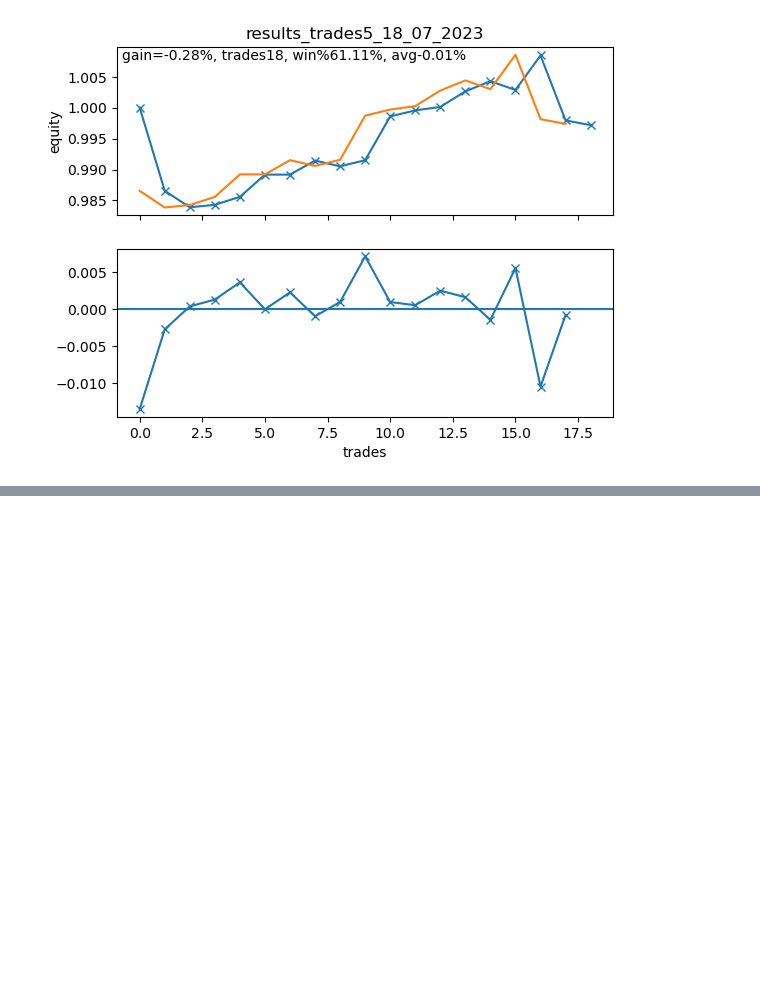
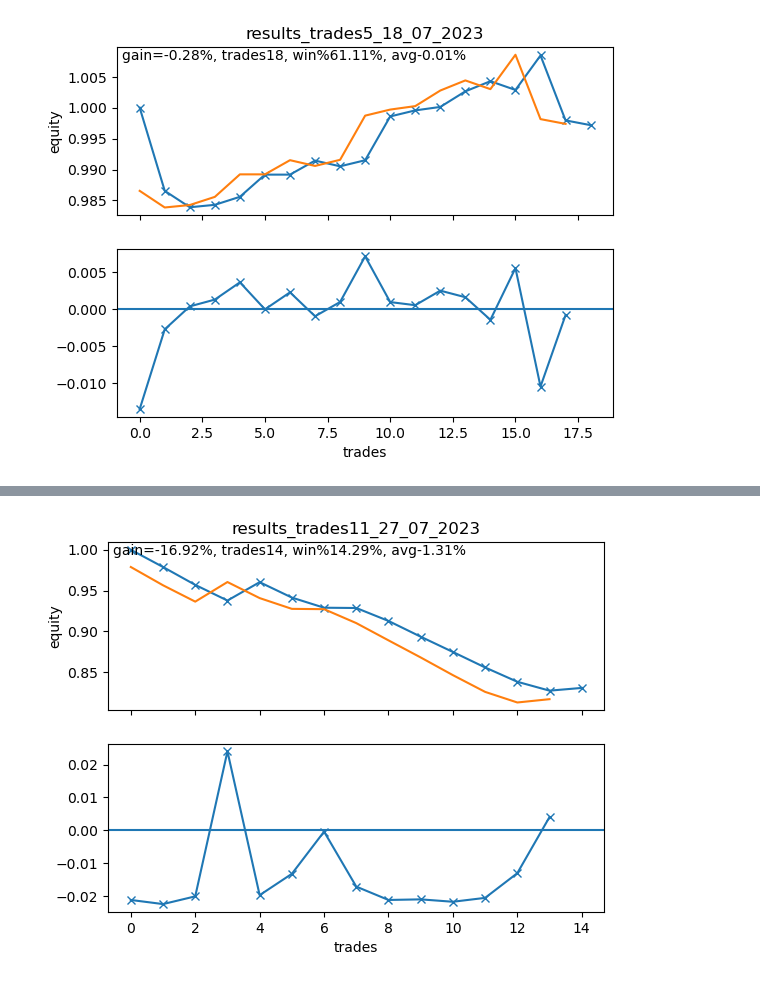
Before and after one commit to alexpvpmindustry/cryptotradr, a Jupyter notebook: 7_1_0read_results.ipynb, the cells around one changed output, grey strips where cells are left out. Cells and saved outputs as stored; diff of their text form; code cells hidden in the pictures; blank space fills up the shorter version.

```diff
--- a/7_1_0read_results.ipynb
+++ b/7_1_0read_results.ipynb
@@ -72,0 +78,5 @@ plot_profits(equity,profits,"results_trades5_18_07_2023")
+# %%
+equity,profits = read_results(file="trade_logs/results_trades11_27_07_2023.log")
+plot_profits(equity,profits,"results_trades11_27_07_2023")
+# %% [output]
+[figure, added]
```
Also changed, not shown: parts of 1 cell of this notebook, 3 other files.
